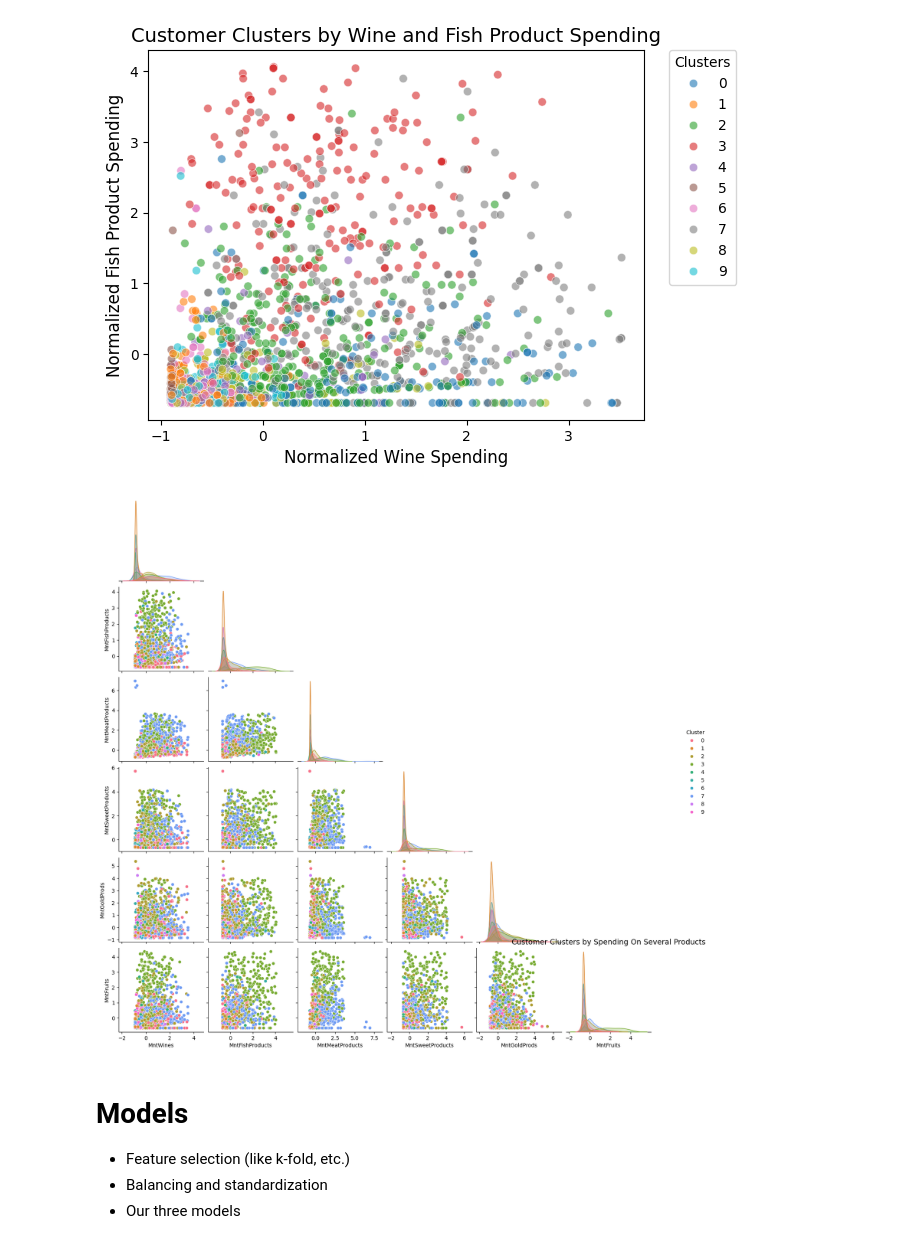
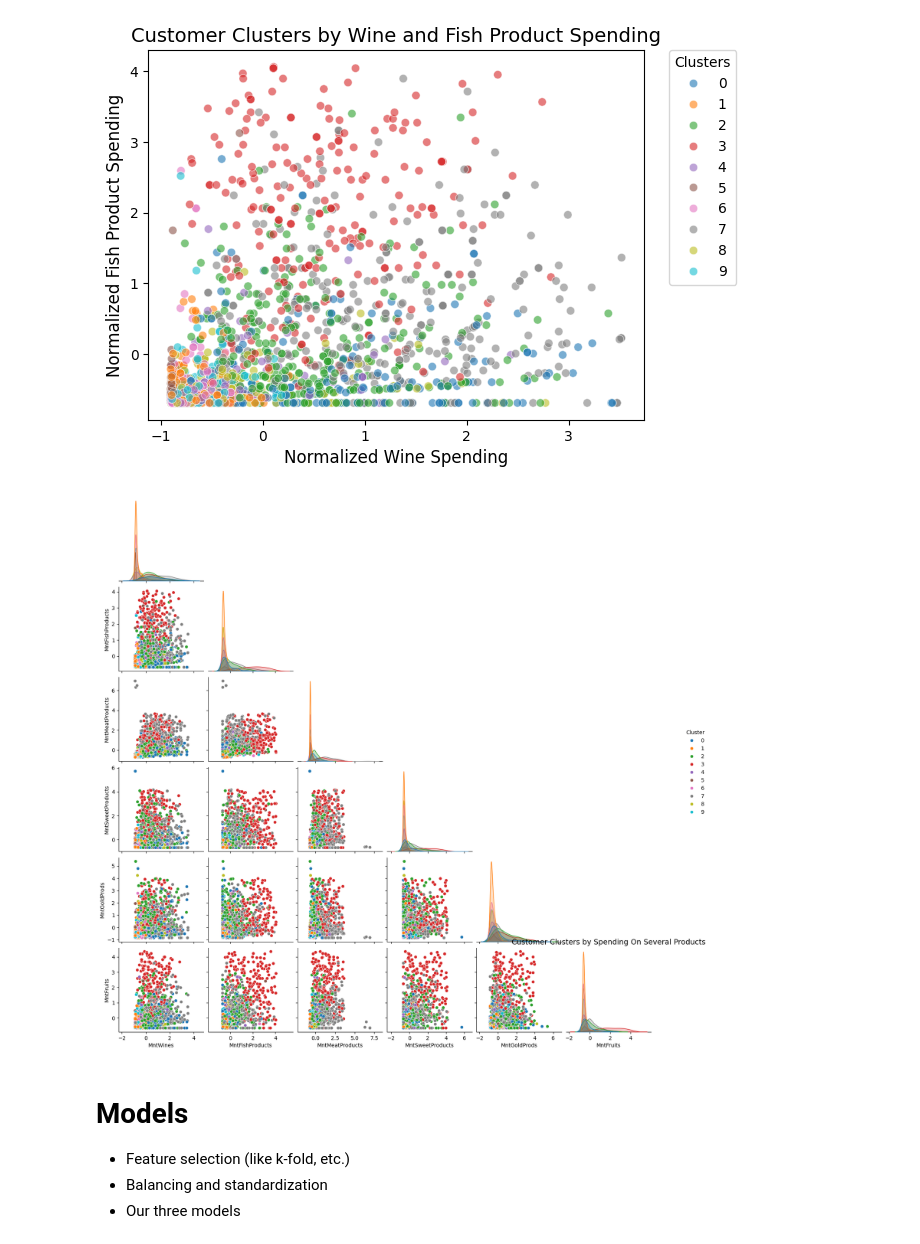
Before and after one commit to kimvkemenade/DM_team16, a Jupyter notebook: DM_Assignment_2.ipynb, the cells around one changed output. Cells and saved outputs as stored; diff of their text form; code cells hidden in the pictures.

```diff
--- a/DM_Assignment_2.ipynb
+++ b/DM_Assignment_2.ipynb
@@ -458,24 +458,24 @@ plt.show()
 # %%
 marketing_df_with_clusters = marketing_df_normalized.copy()
 marketing_df_with_clusters['Cluster'] = kmeans_10.labels_
 
 # Create a color palette for 10 clusters
-colors = sns.color_palette('husl', n_colors=10)  # or 'tab10', 'Set3', etc.
+colors = sns.color_palette('tab10', n_colors=10)  # or 'tab10', 'Set3', etc.
 
 # variables to plot
 selected_vars = ['MntWines', 'MntFishProducts', 'MntMeatProducts', 'MntSweetProducts', 'MntGoldProds', "MntFruits", "Cluster"]
 # Create the pairplot
 sns.pairplot(marketing_df_with_clusters[selected_vars],
              hue='Cluster',
              palette=colors,
              corner = True)
 
 # adding title and labels to the graph
 plt.title('Customer Clusters by Spending On Several Products', fontsize=14)
 
 plt.show()
 # %% [output]
-[figure, old version]
+[figure, new version]
 # %% [markdown]
 # Models
 
```
